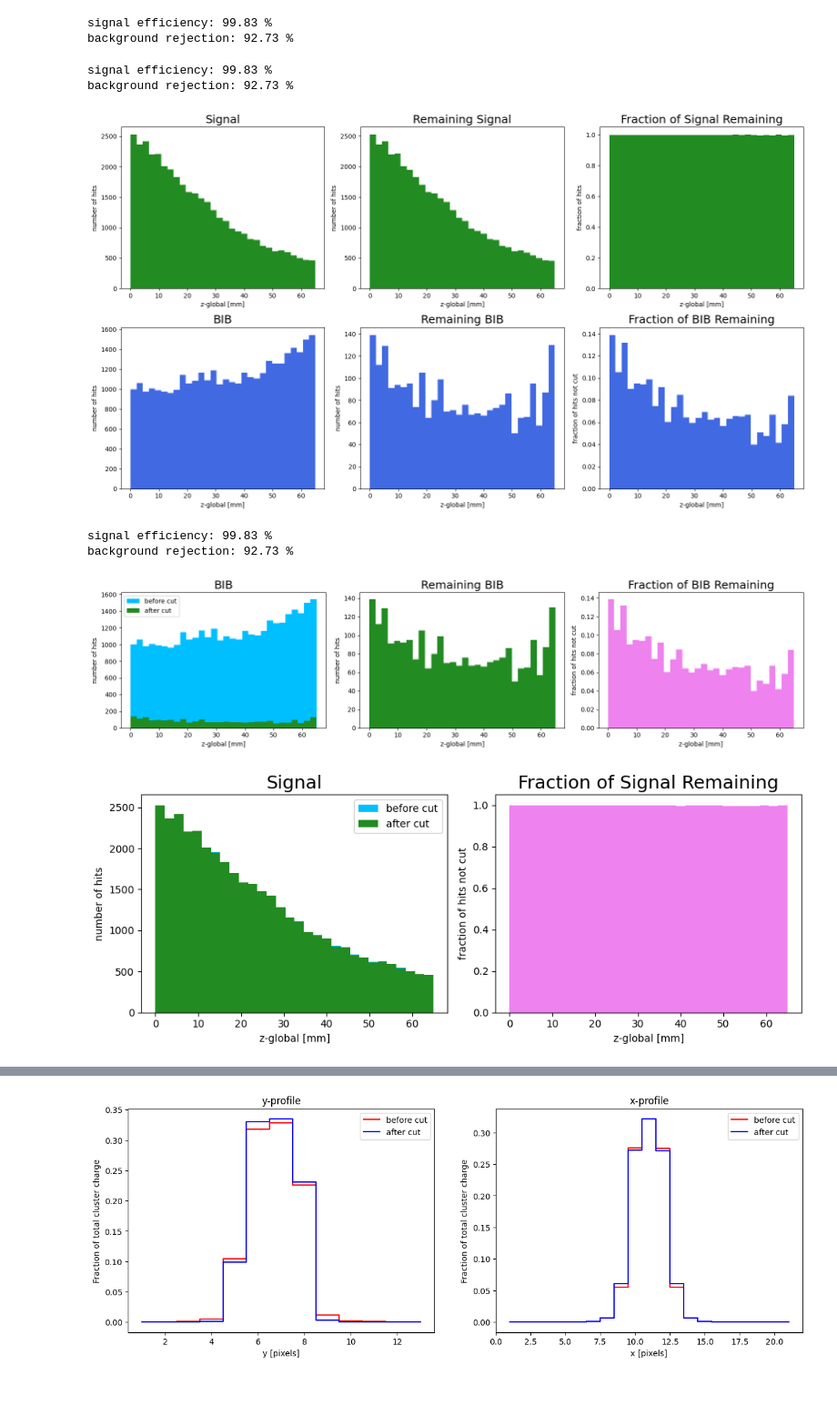
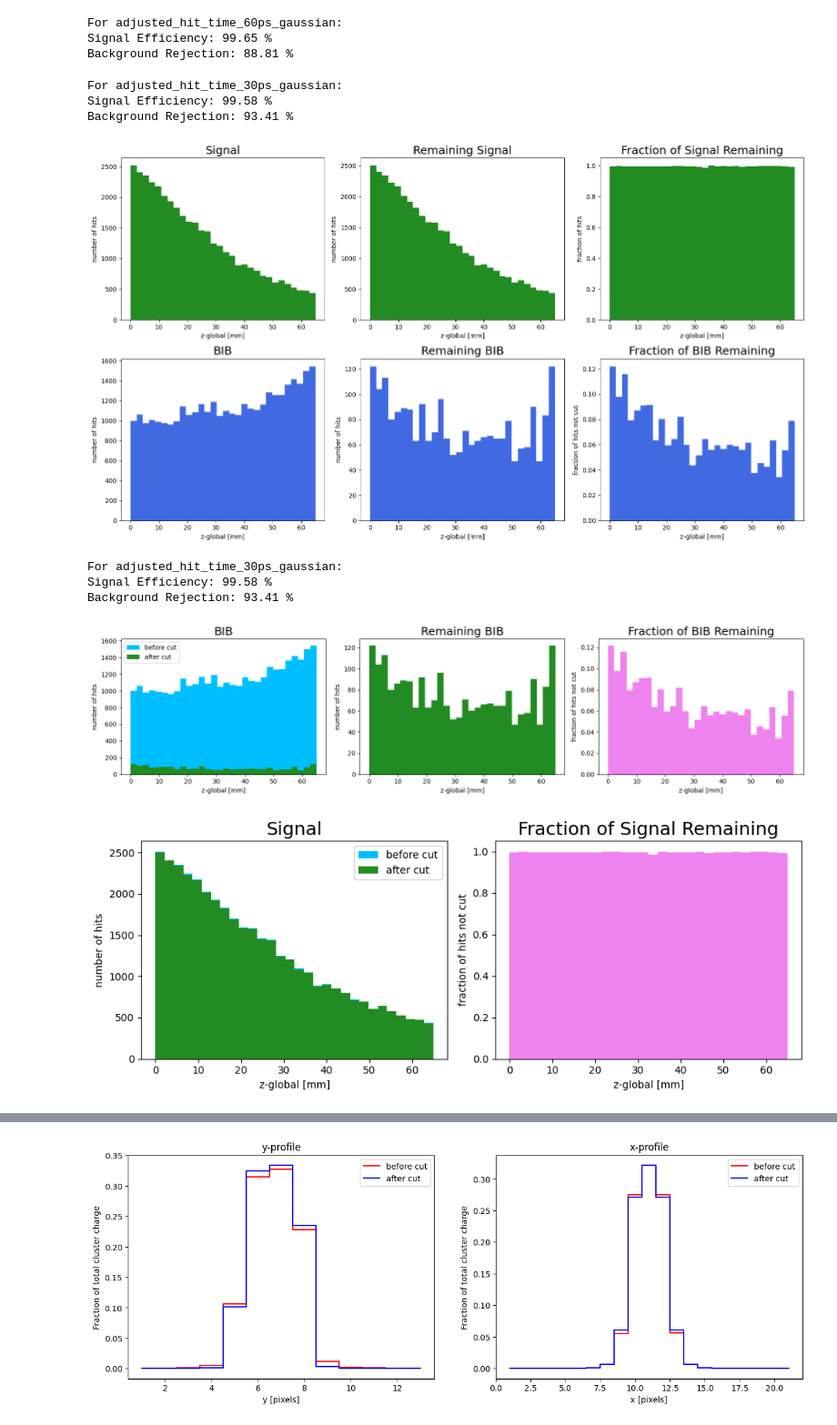
Before and after one commit to elizahoward/MuonColliderSim, a Jupyter notebook: hit_time.ipynb, the cells around one changed output, grey strips where cells are left out. Shown: that part at 91% size. Cells and saved outputs as stored; diff of their text form; code cells hidden in the pictures; blank space fills up the shorter version.

```diff
--- a/hit_time.ipynb
+++ b/hit_time.ipynb
@@ -162,7 +163,7 @@ def cut(hit_time_type, cut):
 
     i = 0
     for time in bib_hit_time:
-        if time > mean-cut and time < mean+cut:
+        if time > -cut and time < cut:
             false_positive += 1
             remaining_bib[i] = True
         else:
@@ -176,7 +177,7 @@ def cut(hit_time_type, cut):
 
     i = 0
     for time in signal_hit_time:
-        if time > mean-cut and time < mean+cut:
+        if time > -cut and time < cut:
             true_positive += 1
             remaining_sig[i] = True
         else:
@@ -192,16 +193,17 @@ def cut(hit_time_type, cut):
     return remaining_bib, remaining_sig, round(signal_efficiency*100, 2), round(background_rejection*100, 2)
 # %%
 # cut
-i=1 # choose the level of smearing
-remaining_bib, remaining_sig, signal_efficiency, background_rejection = cut(hit_time_types[i], 3*overall_sigma[i])
+i=2 # choose the level of smearing
+remaining_bib, remaining_sig, signal_efficiency, background_rejection = cut(hit_time_types[i], 3*smearing_sigma[i])
 # %% [output]
-signal efficiency: 99.83 %
-background rejection: 92.73 %
+For adjusted_hit_time_60ps_gaussian:
+Signal Efficiency: 99.65 %
+Background Rejection: 88.81 %
 # %%
 # cut
 
 i=1
-remaining_bib, remaining_sig, signal_efficiency, background_rejection = cut(hit_time_types[i], overall_sigma[i])
+remaining_bib, remaining_sig, signal_efficiency, background_rejection = cut(hit_time_types[i], 3*smearing_sigma[i])
 
 remaining_bib_truth = truthbib[remaining_bib]
 remaining_sig_truth = truthsig[remaining_sig]
@@ -245,14 +247,15 @@ fig.tight_layout()
 
 plt.show()
 # %% [output]
-signal efficiency: 99.83 %
-background rejection: 92.73 %
+For adjusted_hit_time_30ps_gaussian:
+Signal Efficiency: 99.58 %
+Background Rejection: 93.41 %
-[figure, old version]
+[figure, new version]
 # %%
 # cut
 
 i=1
-remaining_bib, remaining_sig, signal_efficiency, background_rejection = cut(hit_time_types[i], overall_sigma[i])
+remaining_bib, remaining_sig, signal_efficiency, background_rejection = cut(hit_time_types[i], 3*smearing_sigma[i])
 
 remaining_bib_truth = truthbib[remaining_bib]
 remaining_sig_truth = truthsig[remaining_sig]
@@ -271,37 +274,38 @@ ax[1].set_ylabel("number of hits")
 ax[1].set_xlabel("z-global [mm]")
 ax[1].set_title("Remaining BIB",fontsize=18)
 
 ax[2].bar(bins[1:],n2/n1, width=width, bottom=None, align='edge', label='fraction of signal not cut', color = 'violet')
 ax[2].set_ylabel("fraction of hits not cut")
 ax[2].set_xlabel("z-global [mm]")
 ax[2].set_title("Fraction of BIB Remaining",fontsize=18)
 
 fig.tight_layout()
 
 plt.show()
 
 fig, ax = plt.subplots(ncols=2, nrows=1, figsize=(10,4))
 
 n1, bins, patches = ax[0].hist(truthsig['z-global'], bins=30, color = 'deepskyblue', label='before cut')
 n2, bins, patches = ax[0].hist(remaining_sig_truth['z-global'], bins=30, color = 'forestgreen', label='after cut')
 ax[0].set_ylabel("number of hits")
 ax[0].set_xlabel("z-global [mm]")
 ax[0].set_title("Signal",fontsize=18)
 ax[0].legend()
 
 ax[1].bar(bins[1:],n2/n1, width=width, bottom=None, align='edge', label='fraction of signal not cut', color = 'violet')
 ax[1].set_ylabel("fraction of hits not cut")
 ax[1].set_xlabel("z-global [mm]")
 ax[1].set_title("Fraction of Signal Remaining",fontsize=18)
 
 fig.tight_layout()
 
 plt.show()
 # %% [output]
-signal efficiency: 99.83 %
-background rejection: 92.73 %
+For adjusted_hit_time_30ps_gaussian:
+Signal Efficiency: 99.58 %
+Background Rejection: 93.41 %
-[figure, old version]
+[figure, new version]
-[figure, old version]
+[figure, new version]
 # %%
 # These fuctions get the x and y profiles and x and y sizes of the cluster
 
```
Also changed, not shown: parts of 5 cells of this notebook, 5 other files.
